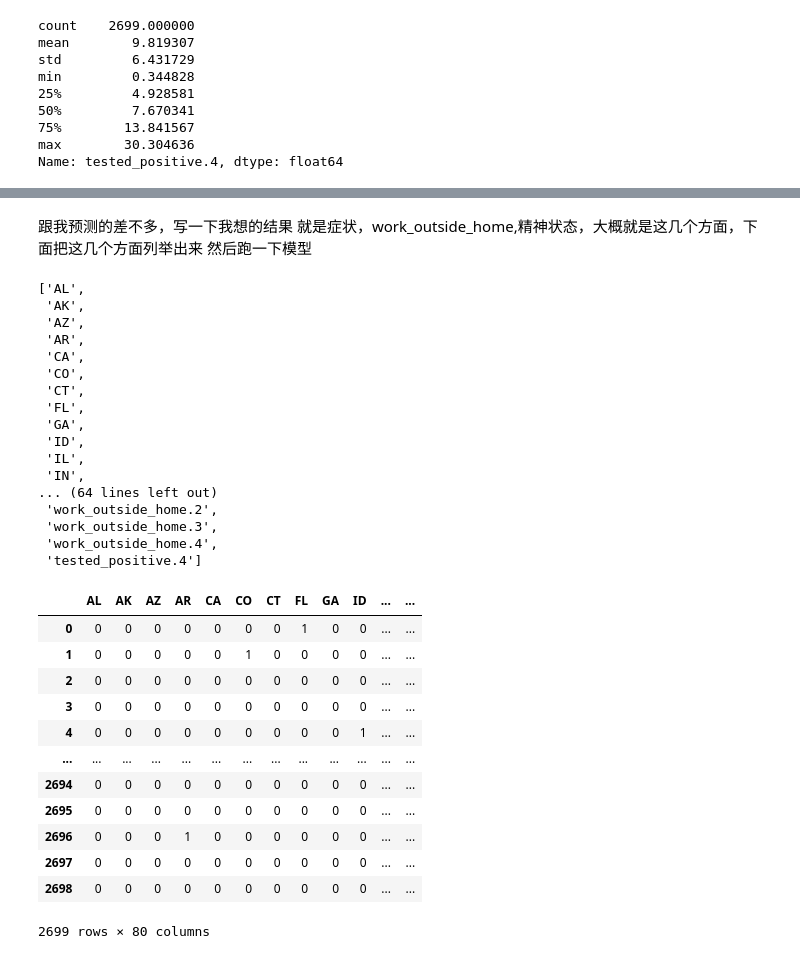
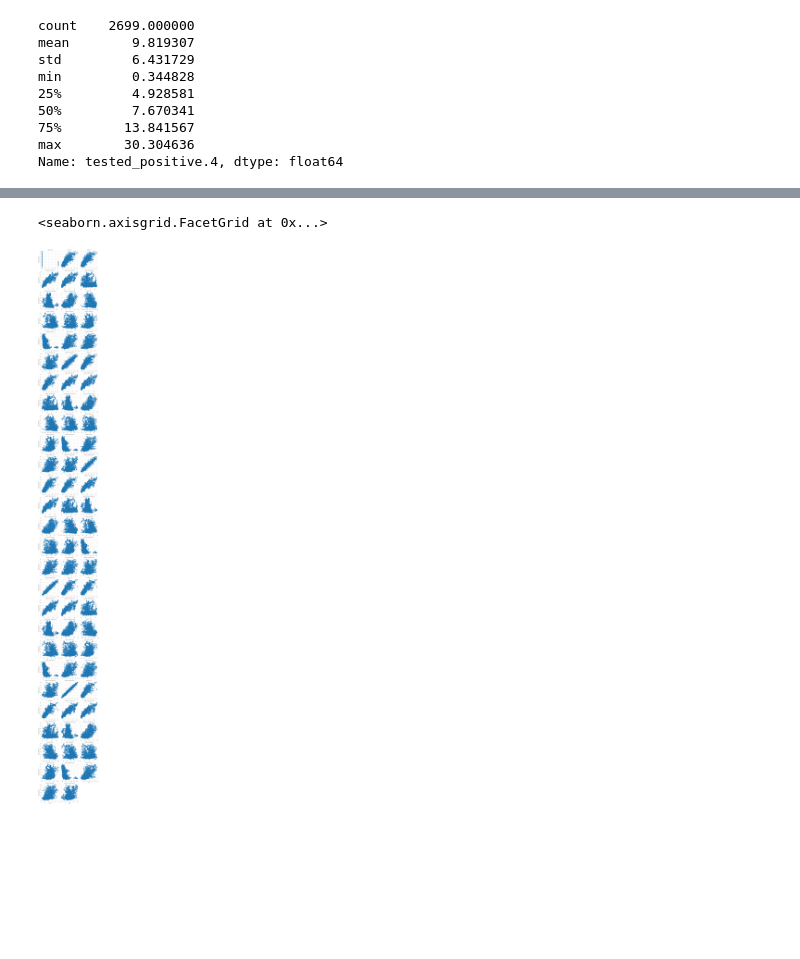
Before and after one commit to xiaguan/DeepLearning, a Jupyter notebook: LHW_ML_HW01/数据分析.ipynb, the cells around one changed output, grey strips where cells are left out. Drawn from its saved outputs; the diff is of its cells as text; code cells hidden in the pictures; blank space fills up the shorter version.

```diff
--- a/LHW_ML_HW01/数据分析.ipynb
+++ b/LHW_ML_HW01/数据分析.ipynb
@@ -56,57 +66,7 @@ m_cont = pd.melt(train_data,value_vars=quantitative)
 # %%
 m_cont = pd.melt(train_data,id_vars='tested_positive.4',value_vars = quantitative)
-#g = sns.FacetGrid(m_cont,col='variable',col_wrap=3,sharex=False,sharey=True,height=5)
-#g.map(plt.scatter,'value','tested_positive.4')
+g = sns.FacetGrid(m_cont,col='variable',col_wrap=3,sharex=False,sharey=True,height=3.5)
+g.map(plt.scatter,'value','tested_positive.4')
+# %% [output]
+<seaborn.axisgrid.FacetGrid at 0x...>
+[figure, added]
-# %% [markdown]
-跟我预测的差不多，写一下我想的结果
-就是症状，work_outside_home,精神状态，大概就是这几个方面，下面把这几个方面列举出来
-然后跑一下模型
-# %%
-list = [feature for feature in train_data.loc[:,'AL':'WA'] if True]
-list += [feature for feature in train_data.loc[:,'cli':'hh_cmnty_cli'] if True]
-list += [feature for feature in train_data.loc[:,'anxious':'nohh_cmnty_cli.1'] if True]
-list += [feature for feature in train_data.loc[:,'anxious.1':'nohh_cmnty_cli.2'] if True]
-list += [feature for feature in train_data.loc[:,'anxious.2':'nohh_cmnty_cli.3'] if True]
-list += [feature for feature in train_data.loc[:,'anxious.3':'nohh_cmnty_cli.4'] if True]
-list.append('anxious.4')
-list.append('depressed.4')
-list.append('work_outside_home')
-for i in range(1,5):
-    list.append('work_outside_home.'+str(i))
-list.append('tested_positive.4')
-list
-# %% [output]
-['AL',
- 'AK',
- 'AZ',
- 'AR',
- 'CA',
- 'CO',
- 'CT',
- 'FL',
- 'GA',
- 'ID',
- 'IL',
- 'IN',
-... (64 lines left out)
- 'work_outside_home.2',
- 'work_outside_home.3',
- 'work_outside_home.4',
- 'tested_positive.4']
-# %%
-train_data = train_data.loc[:,list]
-train_data
-# %% [output]
-|  | AL | AK | AZ | AR | CA | CO | CT | FL | GA | ID | ... | ... |
-| 0 | 0 | 0 | 0 | 0 | 0 | 0 | 0 | 1 | 0 | 0 | ... | ... |
-| 1 | 0 | 0 | 0 | 0 | 0 | 1 | 0 | 0 | 0 | 0 | ... | ... |
-| 2 | 0 | 0 | 0 | 0 | 0 | 0 | 0 | 0 | 0 | 0 | ... | ... |
-| 3 | 0 | 0 | 0 | 0 | 0 | 0 | 0 | 0 | 0 | 0 | ... | ... |
-| 4 | 0 | 0 | 0 | 0 | 0 | 0 | 0 | 0 | 0 | 1 | ... | ... |
-| ... | ... | ... | ... | ... | ... | ... | ... | ... | ... | ... | ... | ... |
-| 2694 | 0 | 0 | 0 | 0 | 0 | 0 | 0 | 0 | 0 | 0 | ... | ... |
-| 2695 | 0 | 0 | 0 | 0 | 0 | 0 | 0 | 0 | 0 | 0 | ... | ... |
-| 2696 | 0 | 0 | 0 | 1 | 0 | 0 | 0 | 0 | 0 | 0 | ... | ... |
-| 2697 | 0 | 0 | 0 | 0 | 0 | 0 | 0 | 0 | 0 | 0 | ... | ... |
-| 2698 | 0 | 0 | 0 | 0 | 0 | 0 | 0 | 0 | 0 | 0 | ... | ... |
-2699 rows × 80 columns
```
Also changed, not shown: parts of 16 cells of this notebook, 7 other files.
